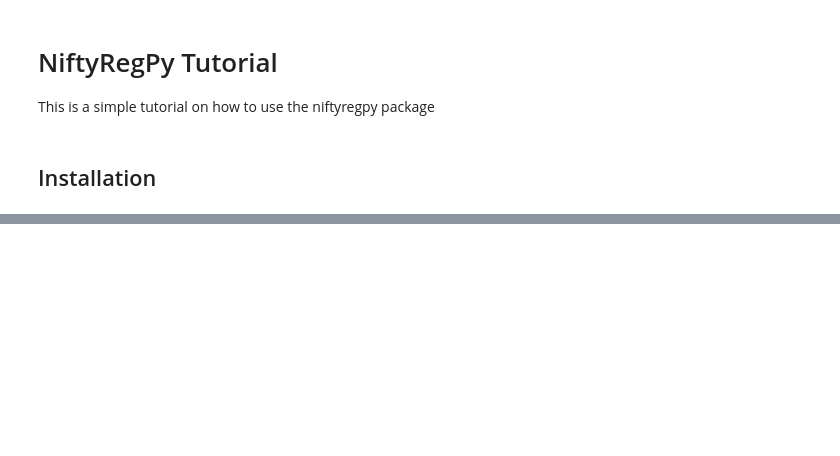
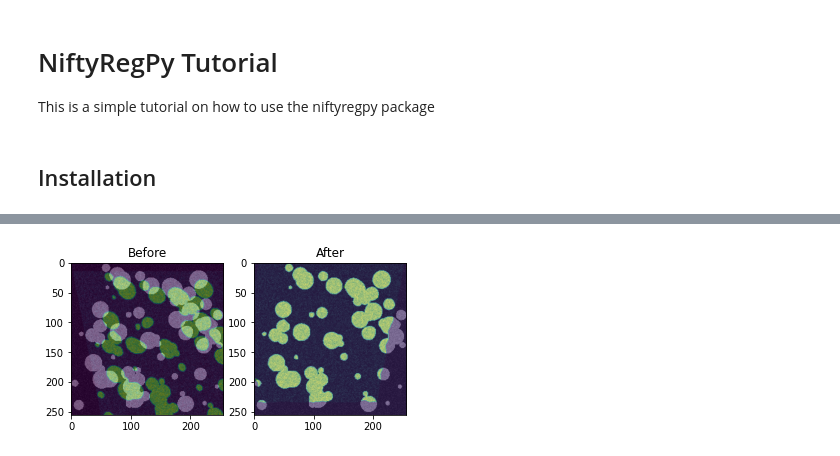
Before and after one commit to fyrdahl/niftyregpy, a Jupyter notebook: tutorial/tutorial.ipynb, the cells around one changed output, grey strips where cells are left out. Cells and saved outputs as stored; diff of their text form; code cells hidden in the pictures; blank space fills up the shorter version.

```diff
--- a/tutorial/tutorial.ipynb
+++ b/tutorial/tutorial.ipynb
@@ -109,0 +132,45 @@ plt.show()
+# %%
+# Create a random test image containing blobs
+img = nr.utils.create_test_image(blobs=64, max_rad=16)
+
+# Add noise for robustness
+img = np.abs(img + np.random.normal(0, 0.1, img.shape))
+
+# Shift the image
+img_shifted = np.zeros_like(img)
+img_shifted[15:, :] = img[:-15, :]
+
+# Shear the image using skimage
+tform_shear = transform.AffineTransform(shear=np.pi/16)
+img_sheared = transform.warp(img_shifted, tform_shear)
+
+# Swirl the image using skimage
+c = map(lambda x: x//2, img_sheared.shape)
+img_swirled = transform.swirl(img_sheared, center=c, strength=1, radius=128)
+
+# Perform serial rigid and affine registrations
+ref, flo = img, img_swirled
+for iter in range(5):
+  res = nr.reg.aladin(ref, flo, rigOnly=(iter==0), verbose=False)
+  flo = res[0]
+
+# Perform serial non-rigid registrations
+for iter in range(10):
+  res = nr.reg.f3d(ref, flo)
+  flo = res[0]
+
+plt.figure()
+
+plt.subplot(1,2,1)
+plt.imshow(img, 'gray')
+plt.imshow(img_swirled, 'viridis', alpha=0.5)
+plt.title('Before')
+
+plt.subplot(1,2,2)
+plt.imshow(ref, 'gray')
+plt.imshow(res[0], 'viridis', alpha=0.5)
+plt.title('After')
+
+plt.show()
+# %% [output]
+[figure, added]
```
Also changed, not shown: parts of 11 cells of this notebook, 1 other file.
